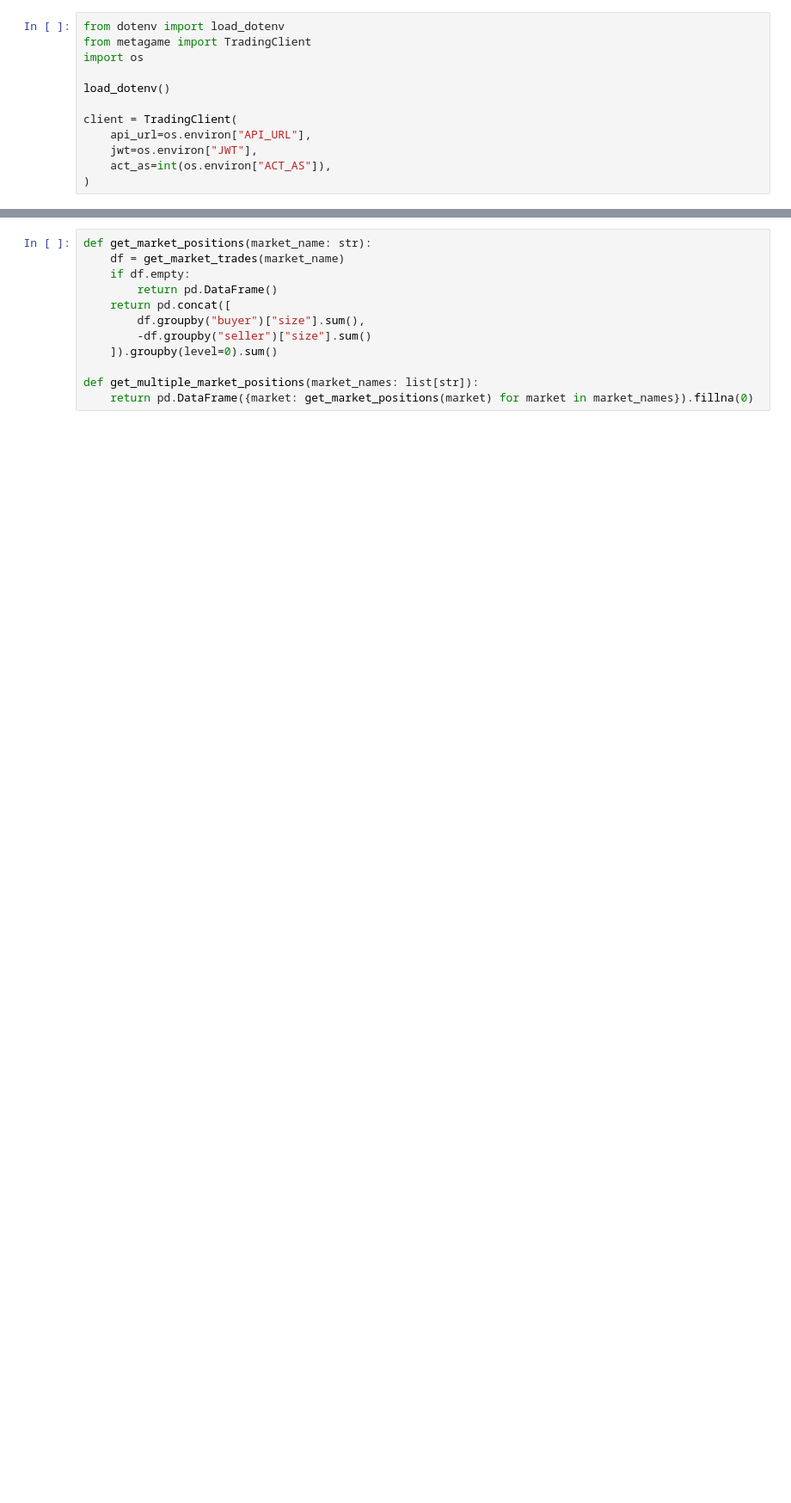
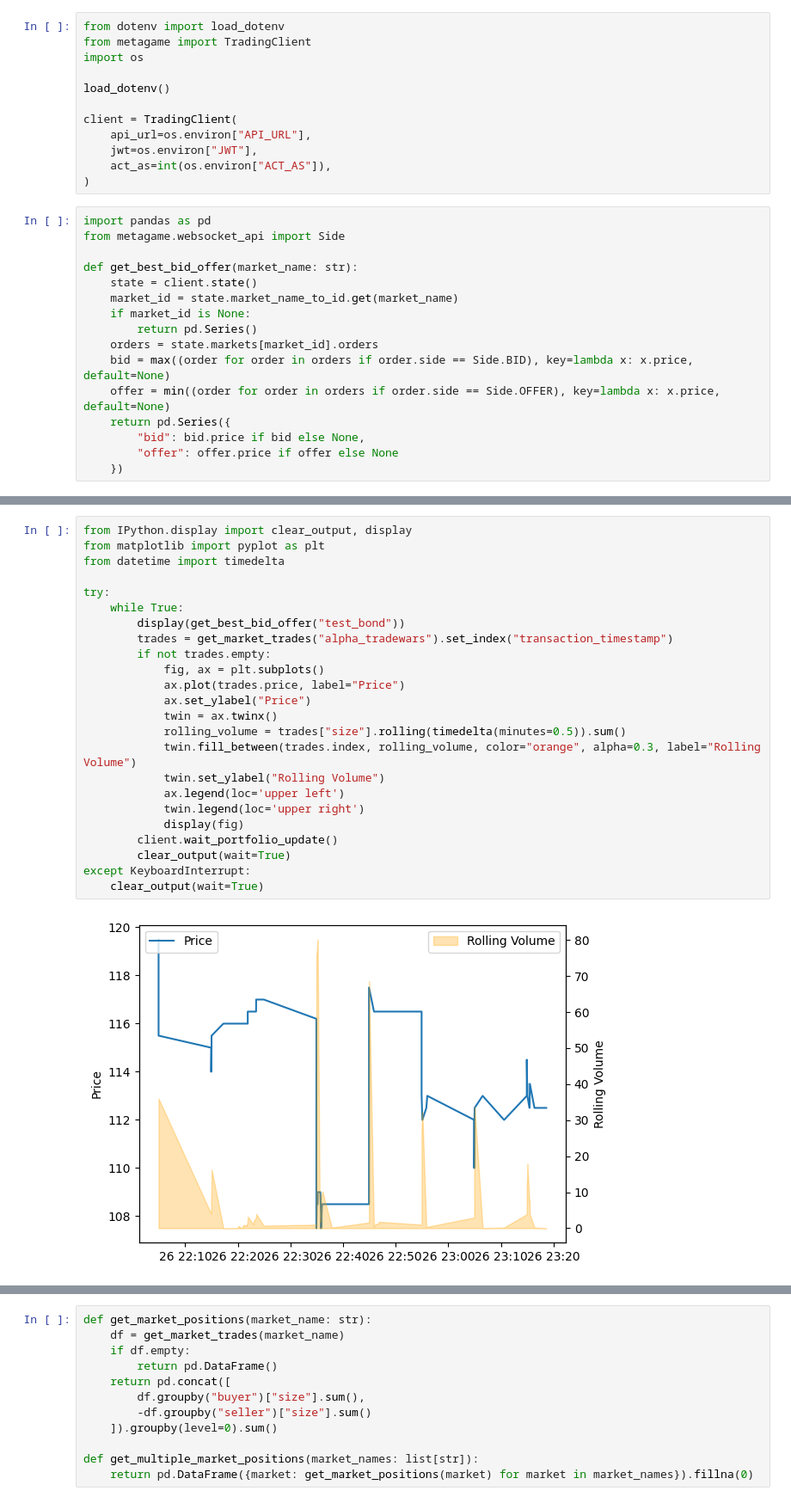
Before and after one commit to Crazytieguy/trading-bootcamp-platform, a Jupyter notebook: python-client/main.ipynb, the cells around one changed output, grey strips where cells are left out. Shown: that part at 86% size. Cells and saved outputs as stored; diff of their text form; blank space fills up the shorter version.

Commit message:
live updating plots and history calculations

```diff
--- a/python-client/main.ipynb
+++ b/python-client/main.ipynb
@@ -10,4 +10,20 @@ client = TradingClient(
     jwt=os.environ["JWT"],
     act_as=int(os.environ["ACT_AS"]),
 )
+# %%
+import pandas as pd
+from metagame.websocket_api import Side
+
+def get_best_bid_offer(market_name: str):
+    state = client.state()
+    market_id = state.market_name_to_id.get(market_name)
+    if market_id is None:
+        return pd.Series()
+    orders = state.markets[market_id].orders
+    bid = max((order for order in orders if order.side == Side.BID), key=lambda x: x.price, default=None)
+    offer = min((order for order in orders if order.side == Side.OFFER), key=lambda x: x.price, default=None)
+    return pd.Series({
+        "bid": bid.price if bid else None,
+        "offer": offer.price if offer else None
+    })
 # %%
@@ -30,3 +44,29 @@ def get_market_trades(market_name: str):
     df["buyer"] = df["buyer_id"].map(lambda x: state.accounts[x].name)
     df["seller"] = df["seller_id"].map(lambda x: state.accounts[x].name)
     return df.drop(columns=["market_id", "buyer_id", "seller_id"])
+# %%
+from IPython.display import clear_output, display
+from matplotlib import pyplot as plt
+from datetime import timedelta
+
+try:
+    while True:
+        display(get_best_bid_offer("test_bond"))
+        trades = get_market_trades("alpha_tradewars").set_index("transaction_timestamp")
+        if not trades.empty:
+            fig, ax = plt.subplots()
+            ax.plot(trades.price, label="Price")
+            ax.set_ylabel("Price")
+            twin = ax.twinx()
+            rolling_volume = trades["size"].rolling(timedelta(minutes=0.5)).sum()
+            twin.fill_between(trades.index, rolling_volume, color="orange", alpha=0.3, label="Rolling Volume")
+            twin.set_ylabel("Rolling Volume")
+            ax.legend(loc='upper left')
+            twin.legend(loc='upper right')
+            display(fig)
+        client.wait_portfolio_update()
+        clear_output(wait=True)
+except KeyboardInterrupt:
+    clear_output(wait=True)
+# %% [output]
+[figure, added]
```
Also changed, not shown: parts of 4 cells of this notebook, 1 other file.
